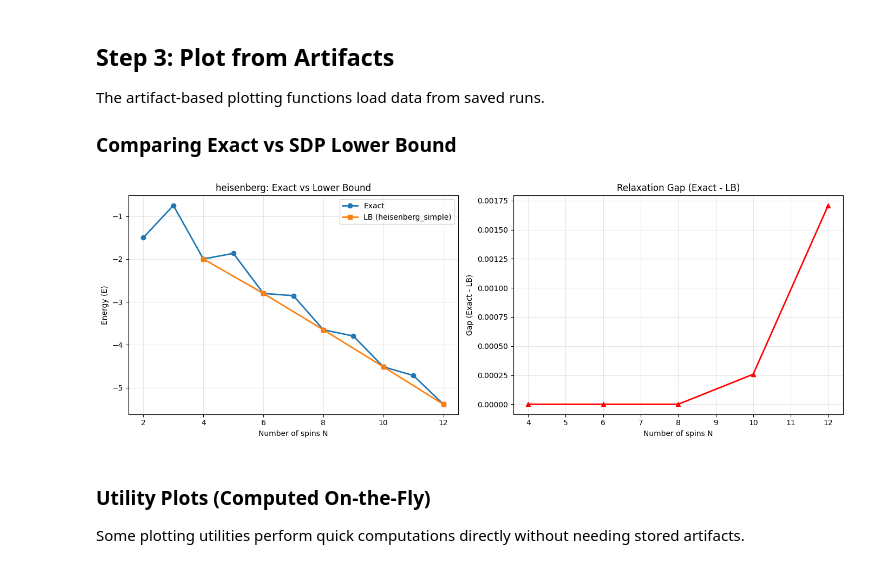
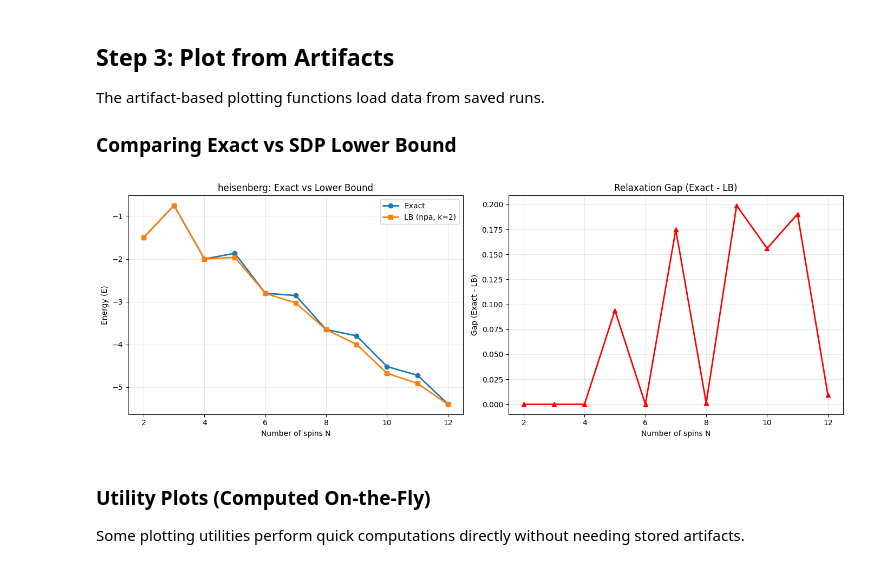
Before and after one commit to Ciscone7/OptimalMomentsNPA, a Jupyter notebook: workflow_demo.ipynb, the cells around one changed output. Cells and saved outputs as stored; diff of their text form; code cells hidden in the pictures.

```diff
--- a/workflow_demo.ipynb
+++ b/workflow_demo.ipynb
@@ -96,16 +86,17 @@ The artifact-based plotting functions load data from saved runs.
 # %%
 # Plot exact vs NPA lower bound for the Ising model
 # Uses parameter-based lookup to find matching artifacts
 from plots import plot_exact_vs_lb
 
 _ = plot_exact_vs_lb(
     model="heisenberg",
     model_params={}, #{"J": 1.0, "h": 0.7, "k": 0.3},
     boundary="periodic",
-    lb_basis="heisenberg_simple",
+    lb_basis="npa",
+    npa_level=2
 )
 # %% [output]
-[figure, old version]
+[figure, new version]
 # %% [markdown]
 ### Utility Plots (Computed On-the-Fly)
 
```
Also changed, not shown: parts of 20 cells of this notebook, 7 other files.
